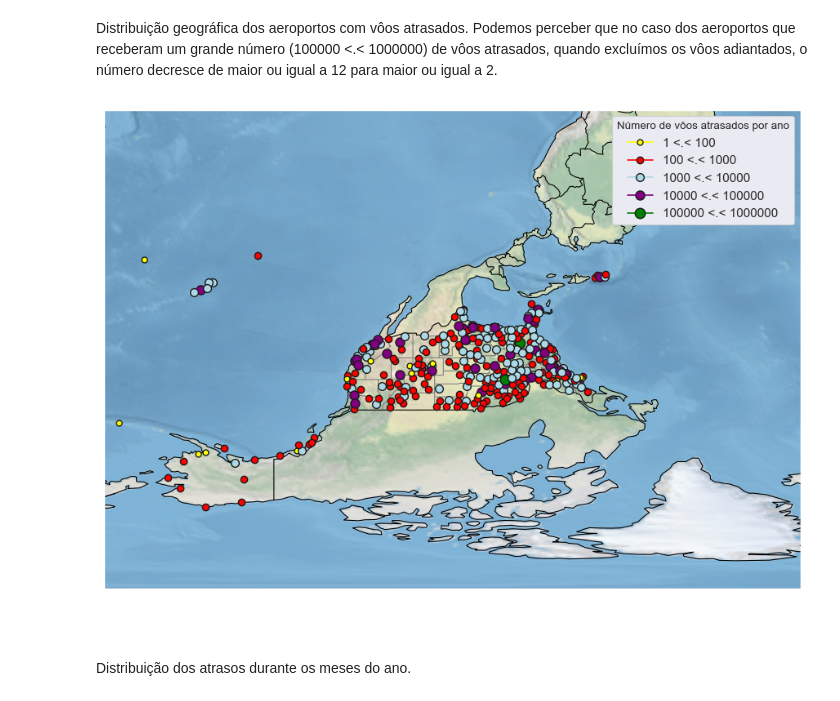
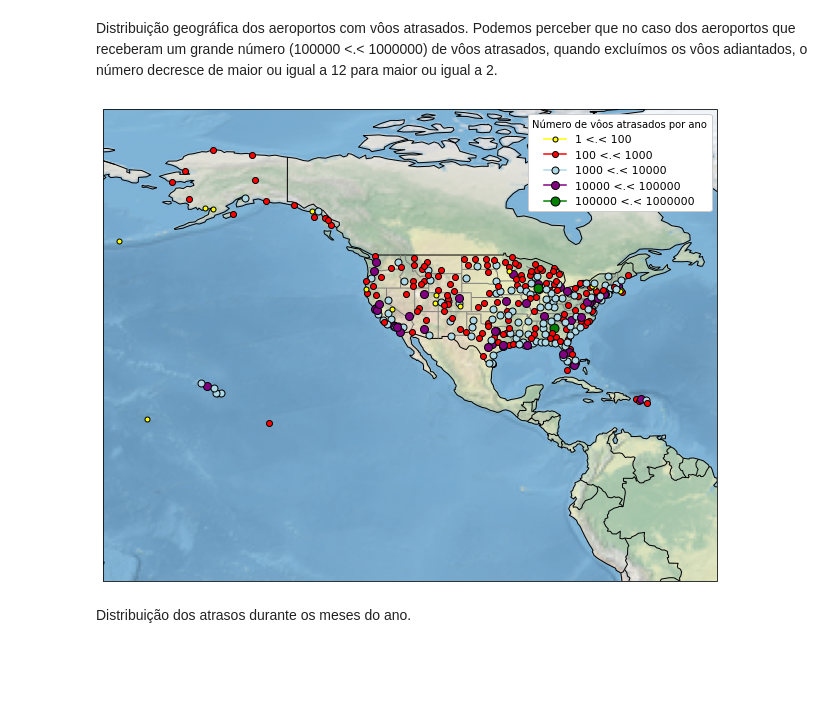
Before and after one commit to karenlimacdo/flight_delays, a Jupyter notebook: flight_delays.ipynb, the cells around one changed output. Saved outputs shown, nothing was run; the diff lists cells and outputs as text; code cells hidden in the pictures; blank space fills up the shorter version.

```diff
--- a/flight_delays.ipynb
+++ b/flight_delays.ipynb
@@ -248,8 +248,8 @@ plt.figure(figsize=(11, 11))
 ax = plt.axes(projection=ccrs.PlateCarree())
 ax.stock_img()
 #ax.gridlines(crs=ccrs.PlateCarree(), draw_labels=True)
-ax.set_xlim(-180, -20)
-ax.set_ylim(100, -20)
+ax.set_xlim(-180, -50)
+ax.set_ylim(-20, 80)
 
 colors = ['yellow', 'red', 'lightblue', 'purple', 'green', 'orange']
 size_limits = [1, 100, 1000, 10000, 100000, 1000000]
@@ -259,34 +259,34 @@ for i in range(len(size_limits)-1):
 
 #map = Basemap(resolution='i',llcrnrlon=-180, urcrnrlon=-50,
 #              llcrnrlat=10, urcrnrlat=75, lat_0=0, lon_0=0,)
 #map.shadedrelief()
 ax.coastlines()
 #map.drawcountries(linewidth = 3)
 #map.drawstates(color='0.3')
 ax.add_feature(cf.BORDERS)
 ax.add_feature(cf.NaturalEarthFeature(
     'cultural', 'admin_1_states_provinces_lines', '110m',
     edgecolor='gray', facecolor='none'))
 
 for index, (code, y,x) in airports[['IATA_CODE', 'LATITUDE', 'LONGITUDE']].iterrows():
     #x, y = map(x, y)
     isize = [i for i, val in enumerate(size_limits) if val < count_flights[code]]
     ind = isize[-1]
     plt.plot(x, y, marker='o', markersize = ind+5, markeredgewidth = 1, color = colors[ind],
              markeredgecolor='k', label = labels[ind])
 
 handles, labels = plt.gca().get_legend_handles_labels()
 by_label = OrderedDict(zip(labels, handles))
 key_order = ('1 <.< 100', '100 <.< 1000', '1000 <.< 10000',
              '10000 <.< 100000', '100000 <.< 1000000')
 new_label = OrderedDict()
 for key in key_order:
     new_label[key] = by_label[key]
 plt.legend(new_label.values(), new_label.keys(), loc = 1, prop= {'size':11},
            title='Número de vôos atrasados por ano', frameon = True, framealpha = 1)
 plt.show()
 # %% [output]
-[figure, old version]
+[figure, new version]
 # %% [markdown]
 Distribuição dos atrasos durante os meses do ano.
 # %%
```
Also changed, not shown: parts of 10 cells of this notebook, 1 other file.
